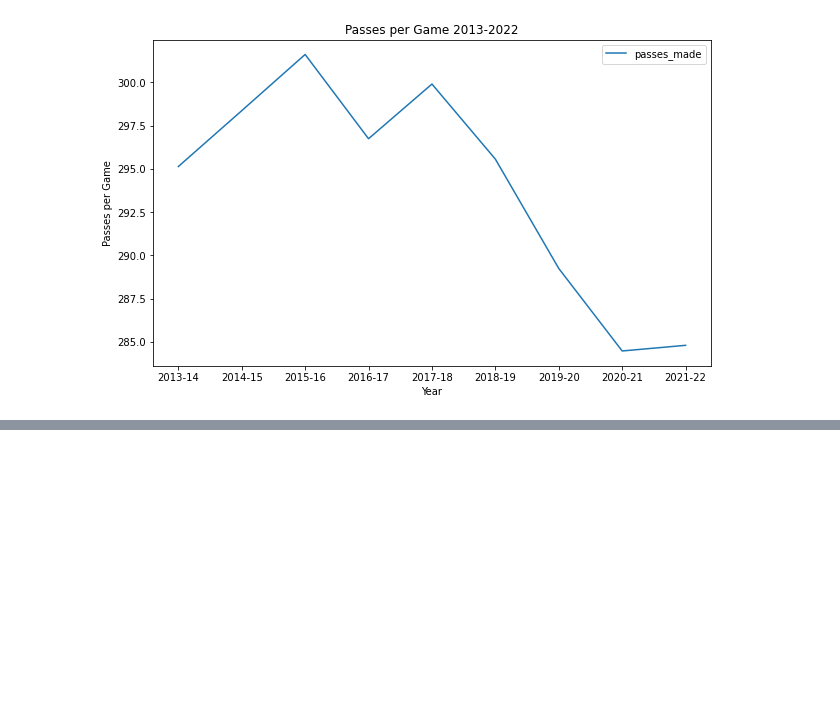
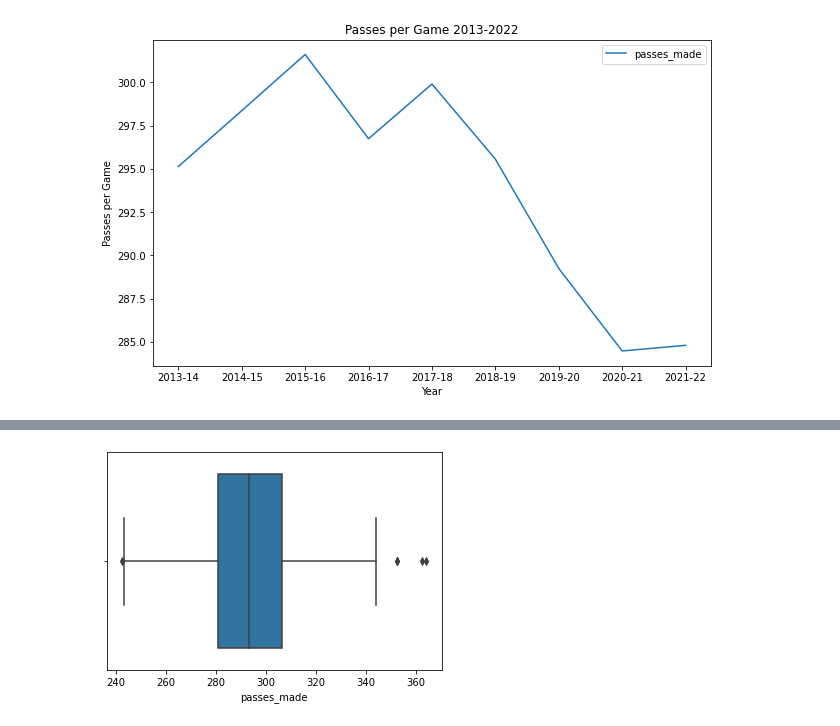
Before and after one commit to aothree/Assists-and-Winning, a Jupyter notebook: passes_eda.ipynb, the cells around one changed output, grey strips where cells are left out. Cells and saved outputs as stored; diff of their text form; code cells hidden in the pictures; blank space fills up the shorter version.

```diff
--- a/passes_eda.ipynb
+++ b/passes_eda.ipynb
@@ -59,0 +63,4 @@ plt.title('Passes per Game 2013-2022');
+# %%
+sns.boxplot(df['passes_made']);
+# %% [output]
+[figure, added]
```
Also changed, not shown: parts of 1 cell of this notebook, 7 other files.
